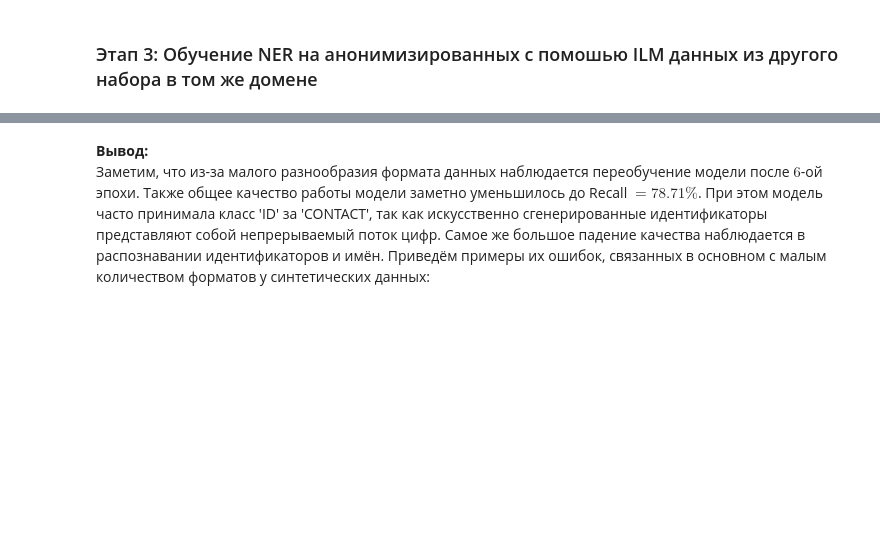
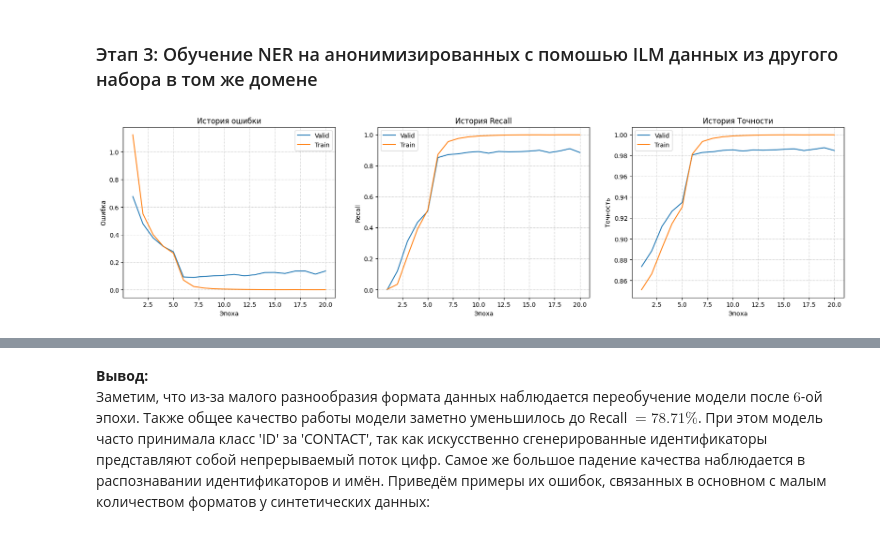
Before and after one commit to DmitryInd/UnstructuredTextAnonymization, a Jupyter notebook: inference_deid_gpt2.ipynb, the cells around one changed output, grey strips where cells are left out. Drawn from its saved outputs; the diff is of its cells as text; code cells hidden in the pictures; blank space fills up the shorter version.

```diff
--- a/inference_deid_gpt2.ipynb
+++ b/inference_deid_gpt2.ipynb
@@ -150,7 +316,9 @@ stats.get_specific_failed_predictions('CONTACT')
 ### Этап 3: Обучение NER на анонимизированных с помошью ILM данных из другого набора в том же домене
 # %%
 t_reader = TensorBoardReader(Path(bert_large_model_config["log_dir"]) / Path("lightning_logs"))
-t_reader.plot_ner_tensorboard_graphics(6)
+t_reader.plot_ner_tensorboard_graphics(9)
+# %% [output]
+[figure, added]
 # %%
 # Data processing
 test_dataset = get_ner_dataset(path_to_folder=i2b2_2006_data_config["validate_data_path"], device='cpu', **i2b2_2006_data_config)
```
Also changed, not shown: parts of 19 cells of this notebook, 4 other files.
